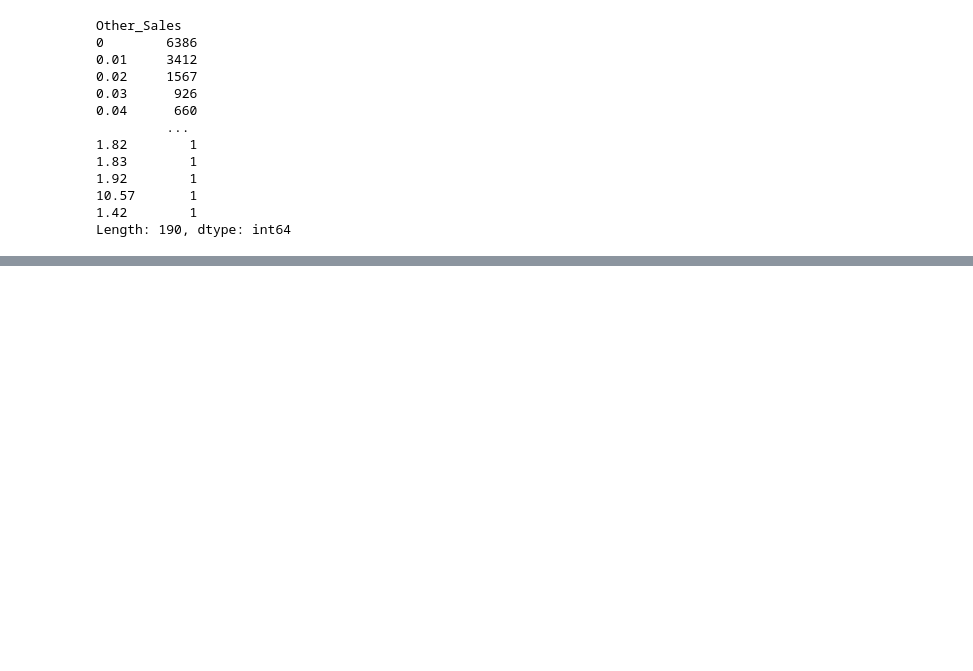
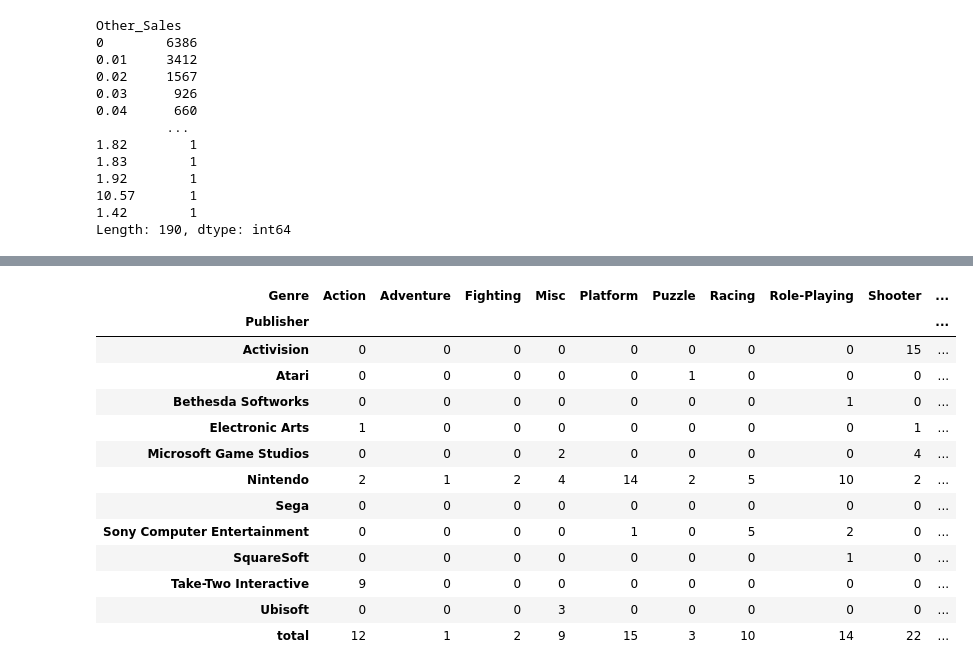
Before and after one commit to KyungRyeolBaek/study, a Jupyter notebook: ai03_백경렬_Section1_Project.ipynb, the cells around one changed output, grey strips where cells are left out. Saved outputs shown, nothing was run; the diff lists cells and outputs as text; code cells hidden in the pictures; blank space fills up the shorter version.

```diff
--- a/ai03_백경렬_Section1_Project.ipynb
+++ b/ai03_백경렬_Section1_Project.ipynb
@@ -203,0 +384,20 @@ Length: 190, dtype: int64
+# %%
+pd.crosstab(sales_top_100['Publisher'], sales_top_100['Genre'], margins = sum, margins_name = 'total')
+
+# 탑 100 안에 있는 게임 중 닌텐도에서 출시한 게임이 49개를 차지하고 있다.
+# 슈팅게임이 탑 100 안에 있는 게임중에 제일 많지만, 우리는 매출액이 큰 Nintendo에 게임을 출시하도록 설계 해보자.
+# %% [output]
+| Genre | Action | Adventure | Fighting | Misc | Platform | Puzzle | Racing | Role-Playing | Shooter | ... |
+| Publisher |  |  |  |  |  |  |  |  |  | ... |
+| Activision | 0 | 0 | 0 | 0 | 0 | 0 | 0 | 0 | 15 | ... |
+| Atari | 0 | 0 | 0 | 0 | 0 | 1 | 0 | 0 | 0 | ... |
+| Bethesda Softworks | 0 | 0 | 0 | 0 | 0 | 0 | 0 | 1 | 0 | ... |
+| Electronic Arts | 1 | 0 | 0 | 0 | 0 | 0 | 0 | 0 | 1 | ... |
+| Microsoft Game Studios | 0 | 0 | 0 | 2 | 0 | 0 | 0 | 0 | 4 | ... |
+| Nintendo | 2 | 1 | 2 | 4 | 14 | 2 | 5 | 10 | 2 | ... |
+| Sega | 0 | 0 | 0 | 0 | 0 | 0 | 0 | 0 | 0 | ... |
+| Sony Computer Entertainment | 0 | 0 | 0 | 0 | 1 | 0 | 5 | 2 | 0 | ... |
+| SquareSoft | 0 | 0 | 0 | 0 | 0 | 0 | 0 | 1 | 0 | ... |
+| Take-Two Interactive | 9 | 0 | 0 | 0 | 0 | 0 | 0 | 0 | 0 | ... |
+| Ubisoft | 0 | 0 | 0 | 3 | 0 | 0 | 0 | 0 | 0 | ... |
+| total | 12 | 1 | 2 | 9 | 15 | 3 | 10 | 14 | 22 | ... |
```
Also changed, not shown: parts of 19 cells of this notebook.
